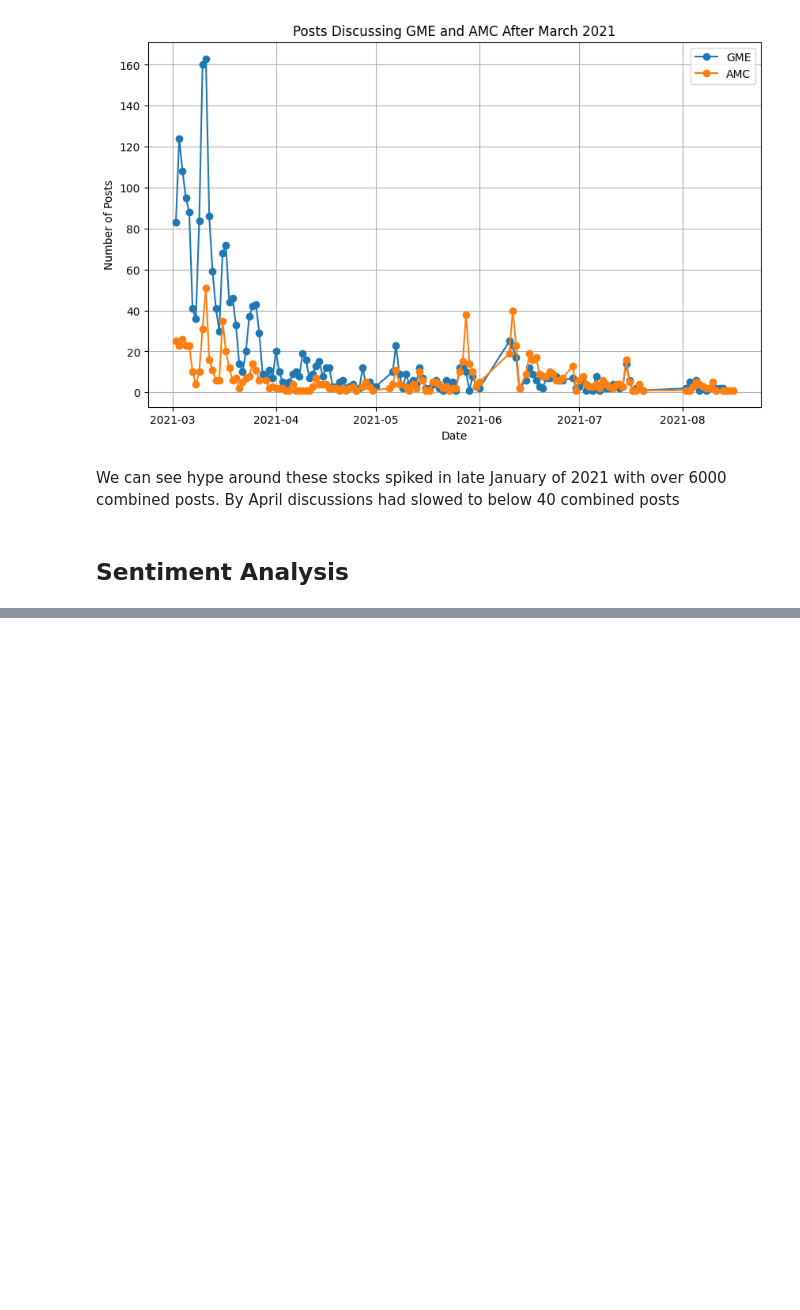
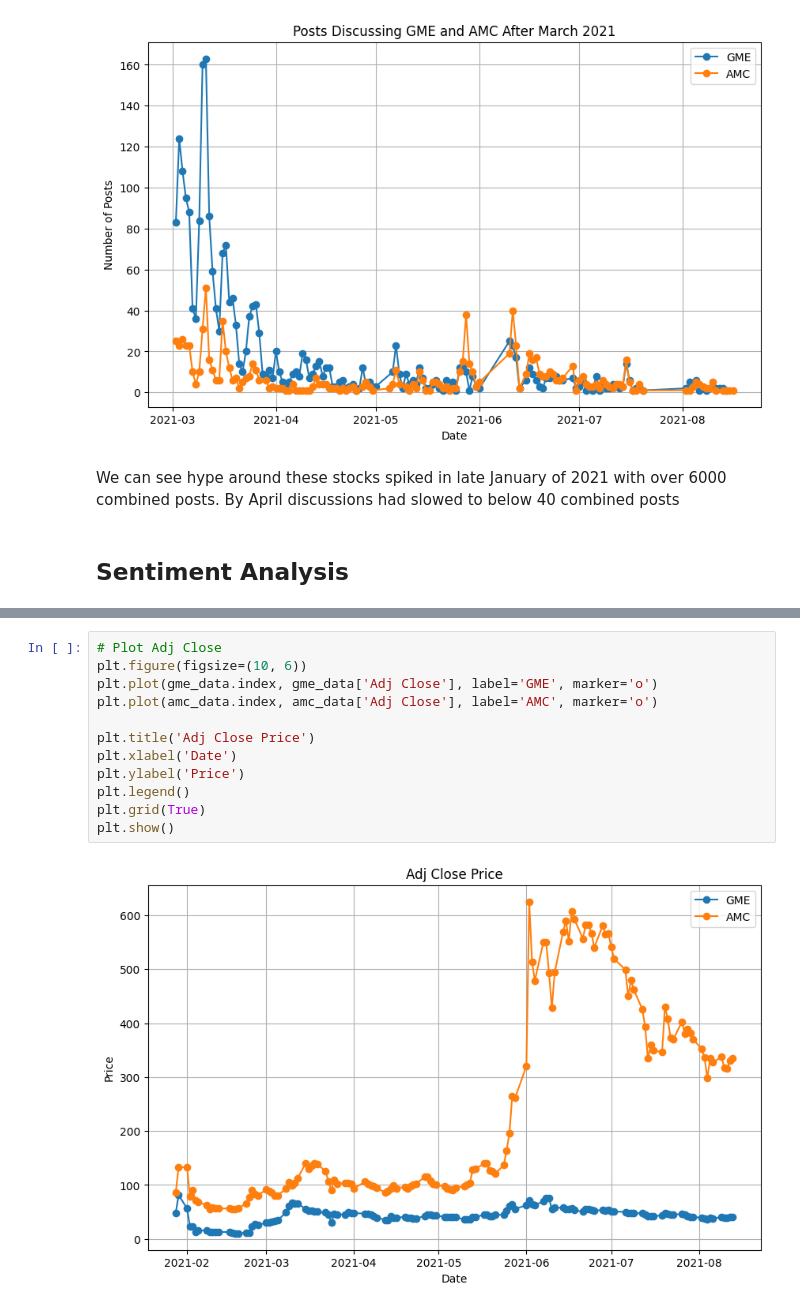
Before and after one commit to The-Dizz/WSB-Sentiment-Analysis, a Jupyter notebook: ML_Project.ipynb, the cells around one changed output, grey strips where cells are left out. Drawn from its saved outputs; the diff is of its cells as text; blank space fills up the shorter version.

```diff
--- a/ML_Project.ipynb
+++ b/ML_Project.ipynb
@@ -317,0 +461,14 @@ def preprocess_text(text):
+# %%
+# Plot Adj Close
+plt.figure(figsize=(10, 6))
+plt.plot(gme_data.index, gme_data['Adj Close'], label='GME', marker='o')
+plt.plot(amc_data.index, amc_data['Adj Close'], label='AMC', marker='o')
+
+plt.title('Adj Close Price')
+plt.xlabel('Date')
+plt.ylabel('Price')
+plt.legend()
+plt.grid(True)
+plt.show()
+# %% [output]
+[figure, added]
```
Also changed, not shown: parts of 29 cells of this notebook.
